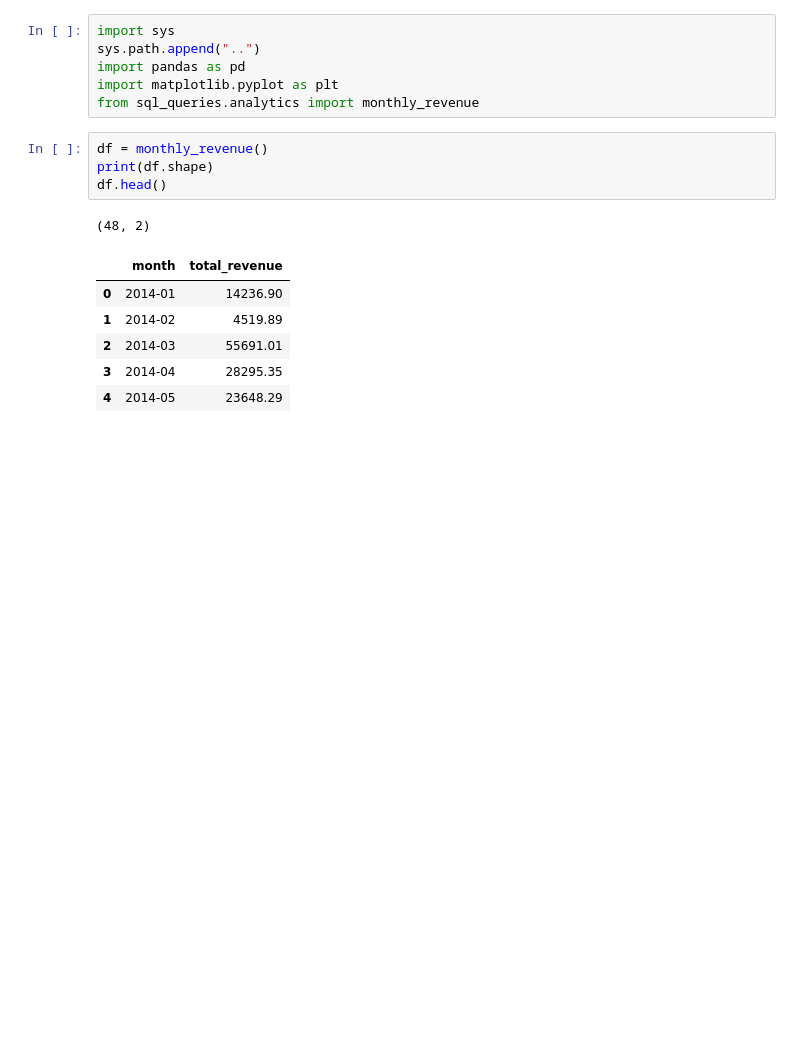
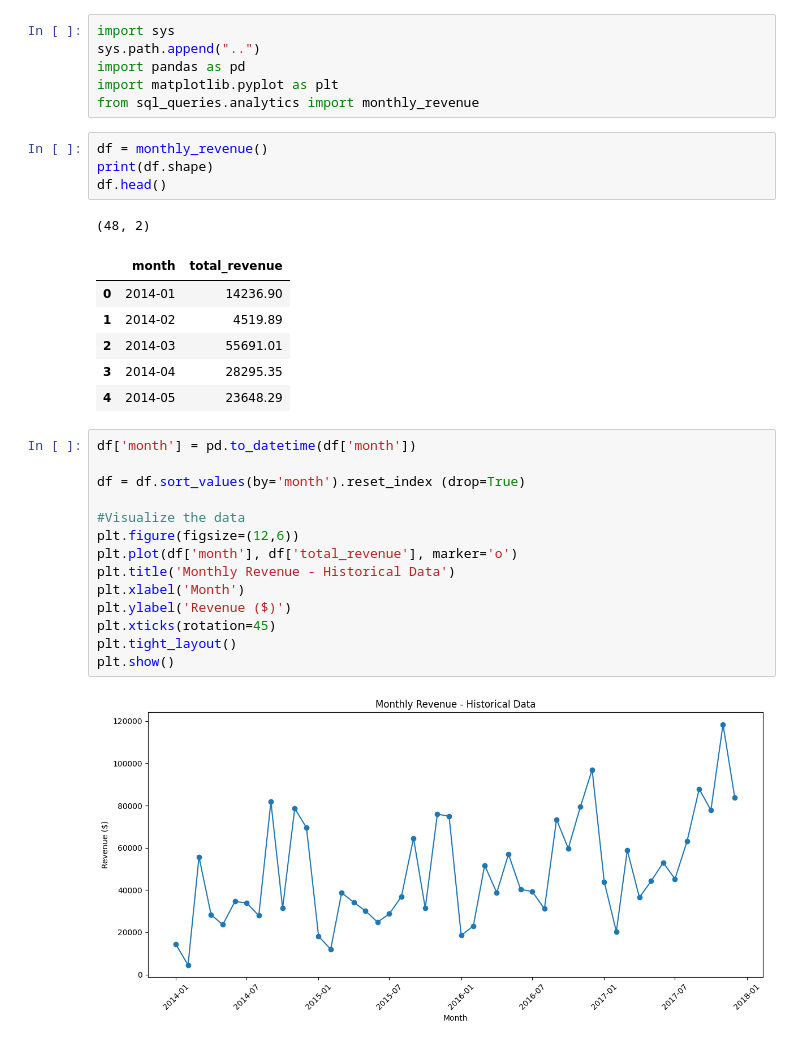
Before and after one commit to irlhasnain/retail-sales-analytics, a Jupyter notebook: notebooks/03_forecasting.ipynb, the cells around one changed output. Saved outputs shown, nothing was run; the diff lists cells and outputs as text; blank space fills up the shorter version.

Commit message:
Add time series data preparation

```diff
--- a/notebooks/03_forecasting.ipynb
+++ b/notebooks/03_forecasting.ipynb
@@ -16,3 +16,19 @@ df.head()
 | 2 | 2014-03 | 55691.01 |
 | 3 | 2014-04 | 28295.35 |
 | 4 | 2014-05 | 23648.29 |
+# %%
+df['month'] = pd.to_datetime(df['month'])
+
+df = df.sort_values(by='month').reset_index (drop=True)
+
+#Visualize the data
+plt.figure(figsize=(12,6))
+plt.plot(df['month'], df['total_revenue'], marker='o')
+plt.title('Monthly Revenue - Historical Data')
+plt.xlabel('Month')
+plt.ylabel('Revenue ($)')
+plt.xticks(rotation=45)
+plt.tight_layout()
+plt.show()
+# %% [output]
+[figure, added]
```
